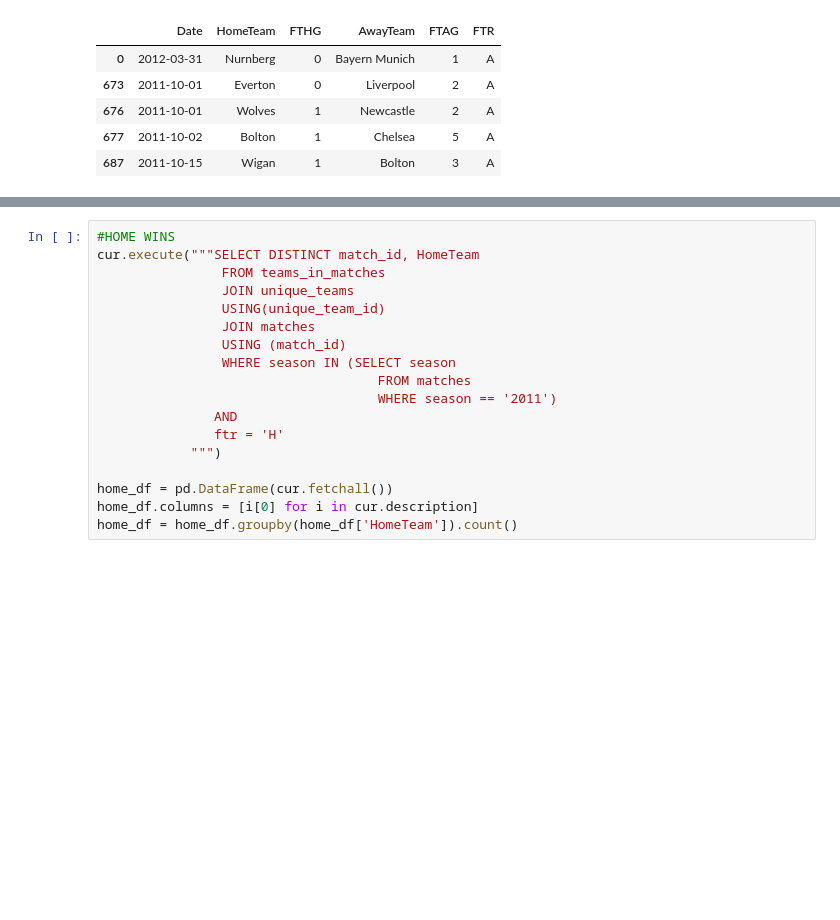
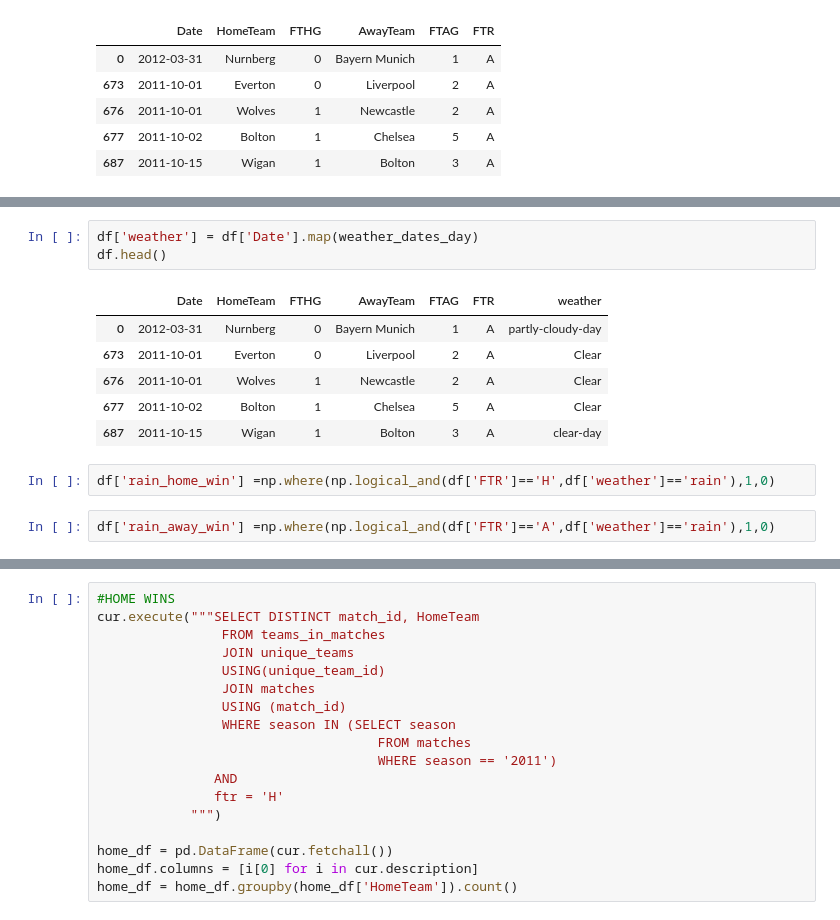
Before and after one commit to zarialevi/london-ds-100719-M2-project-template, a Jupyter notebook: project-zars.ipynb, the cells around one changed output, grey strips where cells are left out. Cells and saved outputs as stored; diff of their text form; blank space fills up the shorter version.

```diff
--- a/project-zars.ipynb
+++ b/project-zars.ipynb
@@ -65,0 +76,14 @@ away_df = away_df.groupby(away_df['AwayTeam']).count()
+# %%
+df['weather'] = df['Date'].map(weather_dates_day)
+df.head()
+# %% [output]
+|  | Date | HomeTeam | FTHG | AwayTeam | FTAG | FTR | weather |
+| 0 | 2012-03-31 | Nurnberg | 0 | Bayern Munich | 1 | A | partly-cloudy-day |
+| 673 | 2011-10-01 | Everton | 0 | Liverpool | 2 | A | Clear |
+| 676 | 2011-10-01 | Wolves | 1 | Newcastle | 2 | A | Clear |
+| 677 | 2011-10-02 | Bolton | 1 | Chelsea | 5 | A | Clear |
+| 687 | 2011-10-15 | Wigan | 1 | Bolton | 3 | A | clear-day |
+# %%
+df['rain_home_win'] =np.where(np.logical_and(df['FTR']=='H',df['weather']=='rain'),1,0)
+# %%
+df['rain_away_win'] =np.where(np.logical_and(df['FTR']=='A',df['weather']=='rain'),1,0)
```
Also changed, not shown: parts of 18 cells of this notebook, 2 other files.
